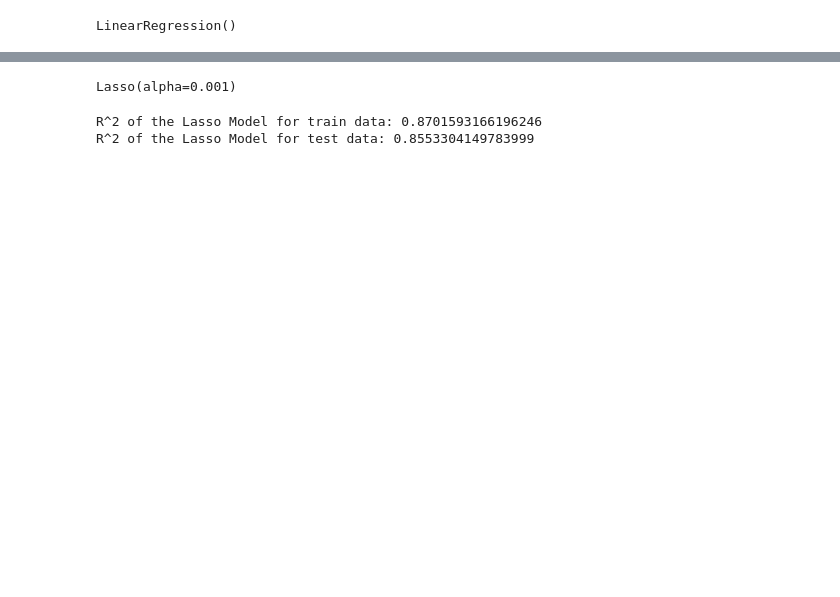
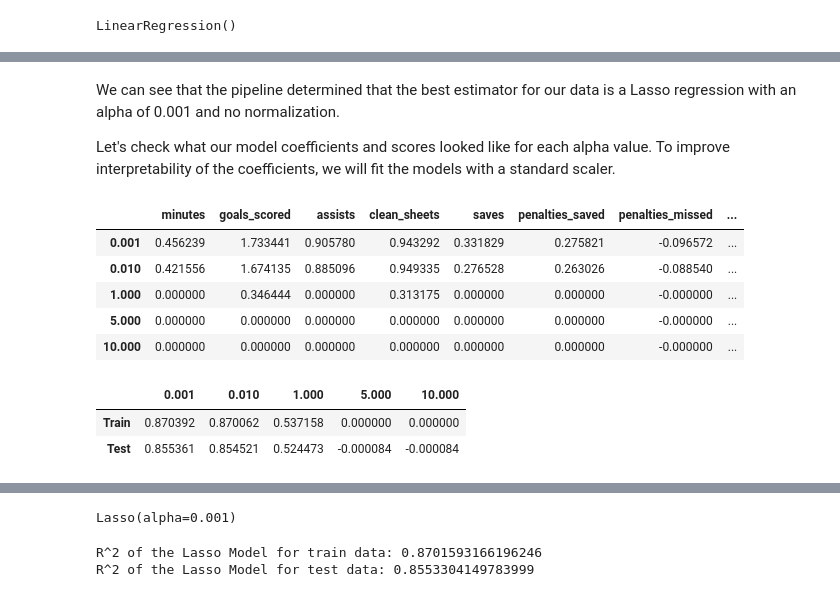
Before and after one commit to farhank-0/Fantasy-Premier-League-Optimization, a Jupyter notebook: notebooks/Modeling.ipynb, the cells around one changed output, grey strips where cells are left out. Drawn from its saved outputs; the diff is of its cells as text; code cells hidden in the pictures; blank space fills up the shorter version.

```diff
--- a/notebooks/Modeling.ipynb
+++ b/notebooks/Modeling.ipynb
@@ -179 +210,5 @@ Pipeline(memory='C:\\Users\\FARHAN~1\\AppData\\Local\\Temp\\tmpkp5e1fwh',
          steps=[('normalise', None), ('model', Lasso(alpha=0.001))])
+# %% [markdown]
+We can see that the pipeline determined that the best estimator for our data is a Lasso regression with an alpha of 0.001 and no normalization.
+
+Let's check what our model coefficients and scores looked like for each alpha value. To improve interpretability of the coefficients, we will fit the models with a standard scaler.
@@ -179,0 +227,17 @@ Pipeline(memory='C:\\Users\\FARHAN~1\\AppData\\Local\\Temp\\tmpkp5e1fwh',
+# %%
+LM_coeffs = pd.DataFrame(data=coefs, columns=X_train.columns, index = [0.001, 0.01, 1, 5, 10])
+LM_coeffs
+# %% [output]
+|  | minutes | goals_scored | assists | clean_sheets | saves | penalties_saved | penalties_missed | ... |
+| 0.001 | 0.456239 | 1.733441 | 0.905780 | 0.943292 | 0.331829 | 0.275821 | -0.096572 | ... |
+| 0.010 | 0.421556 | 1.674135 | 0.885096 | 0.949335 | 0.276528 | 0.263026 | -0.088540 | ... |
+| 1.000 | 0.000000 | 0.346444 | 0.000000 | 0.313175 | 0.000000 | 0.000000 | -0.000000 | ... |
+| 5.000 | 0.000000 | 0.000000 | 0.000000 | 0.000000 | 0.000000 | 0.000000 | -0.000000 | ... |
+| 10.000 | 0.000000 | 0.000000 | 0.000000 | 0.000000 | 0.000000 | 0.000000 | -0.000000 | ... |
+# %%
+LM_scores = pd.DataFrame(data=[train_scores,test_scores], columns = [0.001, 0.01, 1, 5, 10], index=['Train', 'Test'])
+LM_scores
+# %% [output]
+|  | 0.001 | 0.010 | 1.000 | 5.000 | 10.000 |
+| Train | 0.870392 | 0.870062 | 0.537158 | 0.000000 | 0.000000 |
+| Test | 0.855361 | 0.854521 | 0.524473 | -0.000084 | -0.000084 |
```
Also changed, not shown: parts of 31 cells of this notebook, 2 other files.
